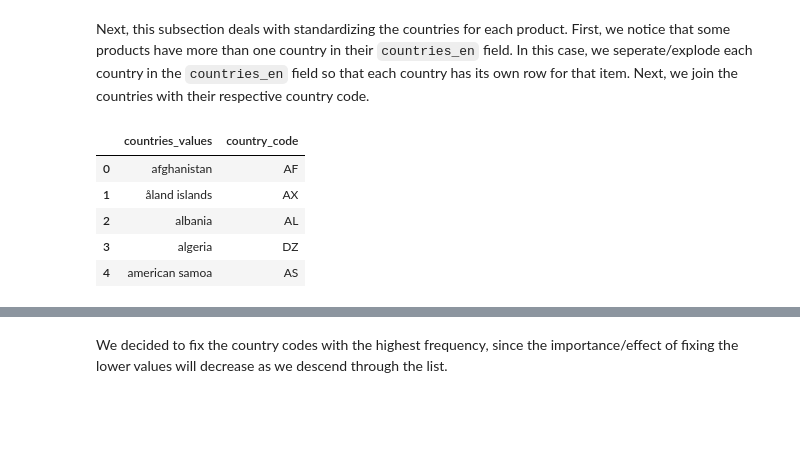
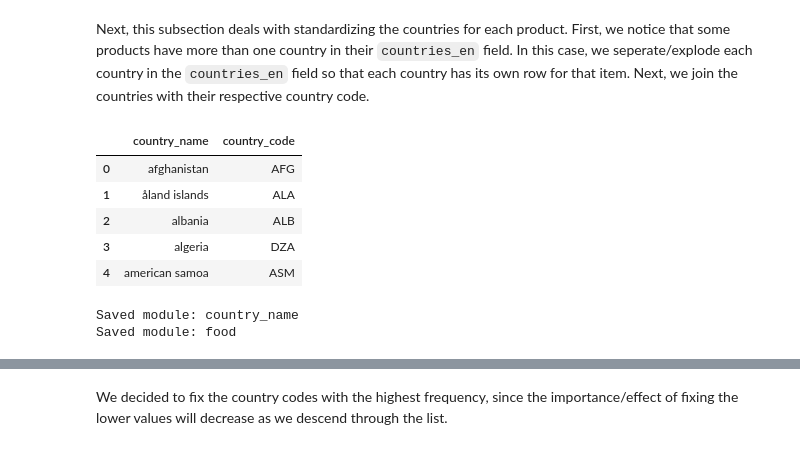
Before and after one commit to celine-y/open_food_facts, a Jupyter notebook: project.ipynb, the cells around one changed output, grey strips where cells are left out. Cells and saved outputs as stored; diff of their text form; code cells hidden in the pictures; blank space fills up the shorter version.

```diff
--- a/project.ipynb
+++ b/project.ipynb
@@ -534,29 +563,29 @@ Next, this subsection deals with standardizing the countries for each product. F
 # %%
 # map the countries_en to country codes
 country_df = pd.read_csv(data_folder + countryfile,
                          sep=',',
                          header=0,
                          usecols=['English short name lower case', 'Alpha-3 code'],
                          quotechar='"')
 # rename columns
 country_df.rename(columns={
-    'Alpha-2 code':'country_code',
+    'Alpha-3 code':'country_code',
     'English short name lower case': result_column
     }, inplace=True)
 
 country_df[result_column] = country_df.apply(
     lambda x: x[result_column].lower(),
     axis=1
 )
 
 country_df.head()
 # %% [output]
-|  | countries_values | country_code |
-| 0 | afghanistan | AF |
-| 1 | åland islands | AX |
-| 2 | albania | AL |
-| 3 | algeria | DZ |
-| 4 | american samoa | AS |
+|  | country_name | country_code |
+| 0 | afghanistan | AFG |
+| 1 | åland islands | ALA |
+| 2 | albania | ALB |
+| 3 | algeria | DZA |
+| 4 | american samoa | ASM |
 # %%
 def explode(df, lst_cols, fill_value=''):
     # make sure `lst_cols` is a list
@@ -588,5 +617,10 @@ df_3 = df_1.copy()
 
 if not FOUND_MODULE:
     df_3 = explode(df_3,result_column)
+    saveModuleDF(result_column,df_3)
+    saveFinalDF(df_3)
+# %% [output]
+Saved module: country_name
+Saved module: food
 # %%
 # see how the explode function created another row because there were two countries for Lion Peanut x2
```
Also changed, not shown: parts of 141 cells of this notebook, 1 other file.
